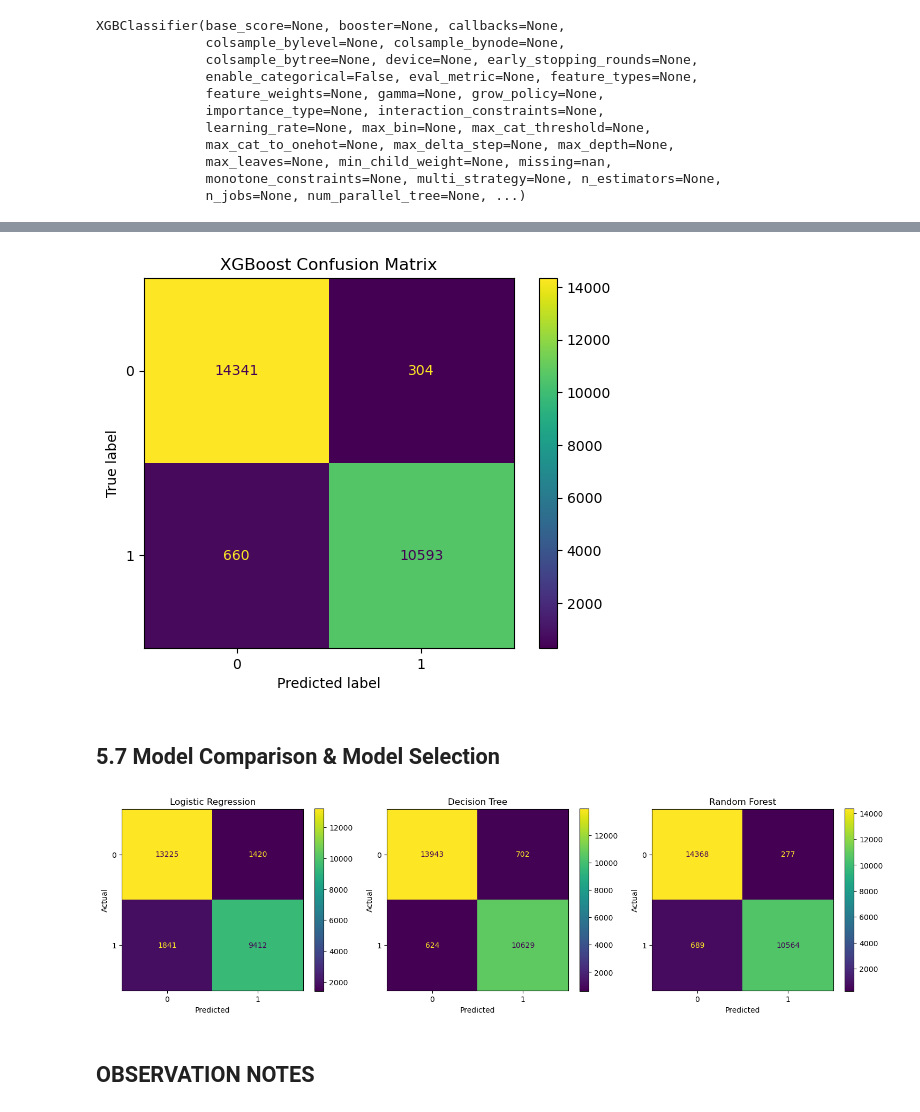
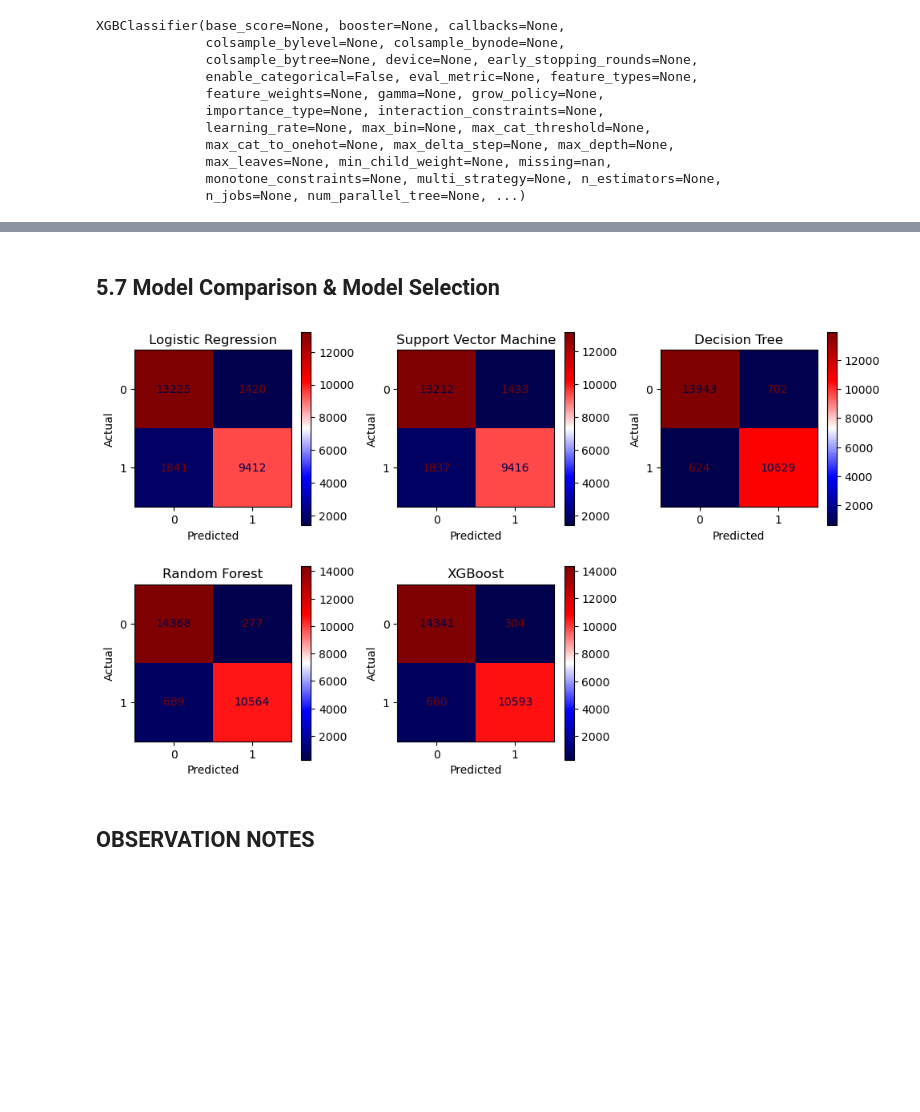
Before and after one commit to JuneHenia/Airline-Satisfaction-Prediction, a Jupyter notebook: Final project ML.ipynb, the cells around one changed output, grey strips where cells are left out. Cells and saved outputs as stored; diff of their text form; code cells hidden in the pictures; blank space fills up the shorter version.

Commit message:
completed the modelling

```diff
--- a/Final project ML.ipynb
+++ b/Final project ML.ipynb
@@ -877,35 +877,32 @@ Auraly XGBoost Classifier Performance:
 weighted avg       0.96      0.96      0.96     25898
 
 Accuracy: 0.9627770484207274
-# %%
-ConfusionMatrixDisplay.from_predictions(y_test, y_pred_xgb)
-plt.title("XGBoost Confusion Matrix")
-plt.show()
-# %% [output]
-[figure, removed]
 # %% [markdown]
 ## 5.7 Model Comparison & Model Selection
-# %%
-# Model names and their predictions
-model_names = ["Logistic Regression", "Support Vector Machine", "Decision Tree", "Random Forest", "XGBoost"]
-predictions = [y_pred_log, y_pred_svc, y_pred_dt, y_pred_rf, y_pred_xgb]
-
-fig, axes = plt.subplots(2, 3, figsize=(8, 4))
-
-# Looping through the models and plot confusion matrices
-for i in range(3):
-    cm = confusion_matrix(y_test, predictions[i])
-    disp = ConfusionMatrixDisplay(confusion_matrix = cm)
-    disp.plot(ax = axes[i])
-    axes[i].set_title(model_names[i])
-    axes[i].set_xlabel("Predicted")
-    axes[i].set_ylabel("Actual")
-    axes[i].grid(False) # to remove the awkward grid lines
-
-plt.tight_layout()
-plt.show()
-# %% [output]
-[figure, removed]
+# %%
+# Model names and their predictions
+model_names = ["Logistic Regression", "Support Vector Machine", "Decision Tree", "Random Forest", "XGBoost"]
+predictions = [y_pred_log, y_pred_svc, y_pred_dt, y_pred_rf, y_pred_xgb]
+
+fig, axes = plt.subplots(2, 3, figsize=(10, 6))
+axes = axes.flatten()
+
+for i in range(5):
+    cm = confusion_matrix(y_test, predictions[i])
+    disp = ConfusionMatrixDisplay(confusion_matrix = cm)
+    disp.plot(ax = axes[i], cmap = "seismic")
+
+    axes[i].set_title(model_names[i])
+    axes[i].set_xlabel("Predicted")
+    axes[i].set_ylabel("Actual")
+    axes[i].grid(False)
+
+fig.delaxes(axes[5])
+
+plt.tight_layout()
+plt.show()
+# %% [output]
+[figure, added]
 # %% [markdown]
 ## OBSERVATION NOTES
 # %% [markdown]
```
Also changed, not shown: parts of 5 cells of this notebook.
